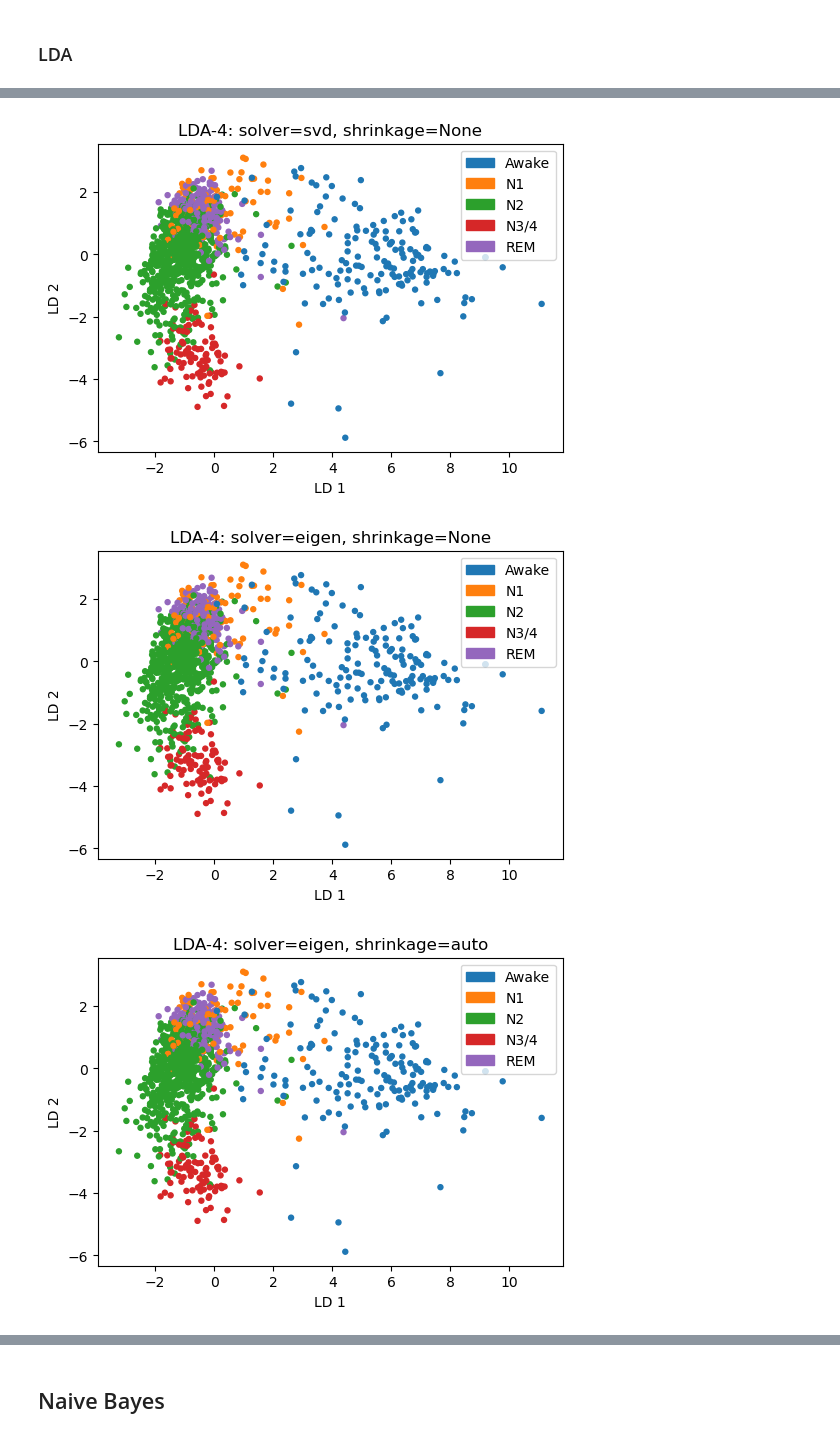
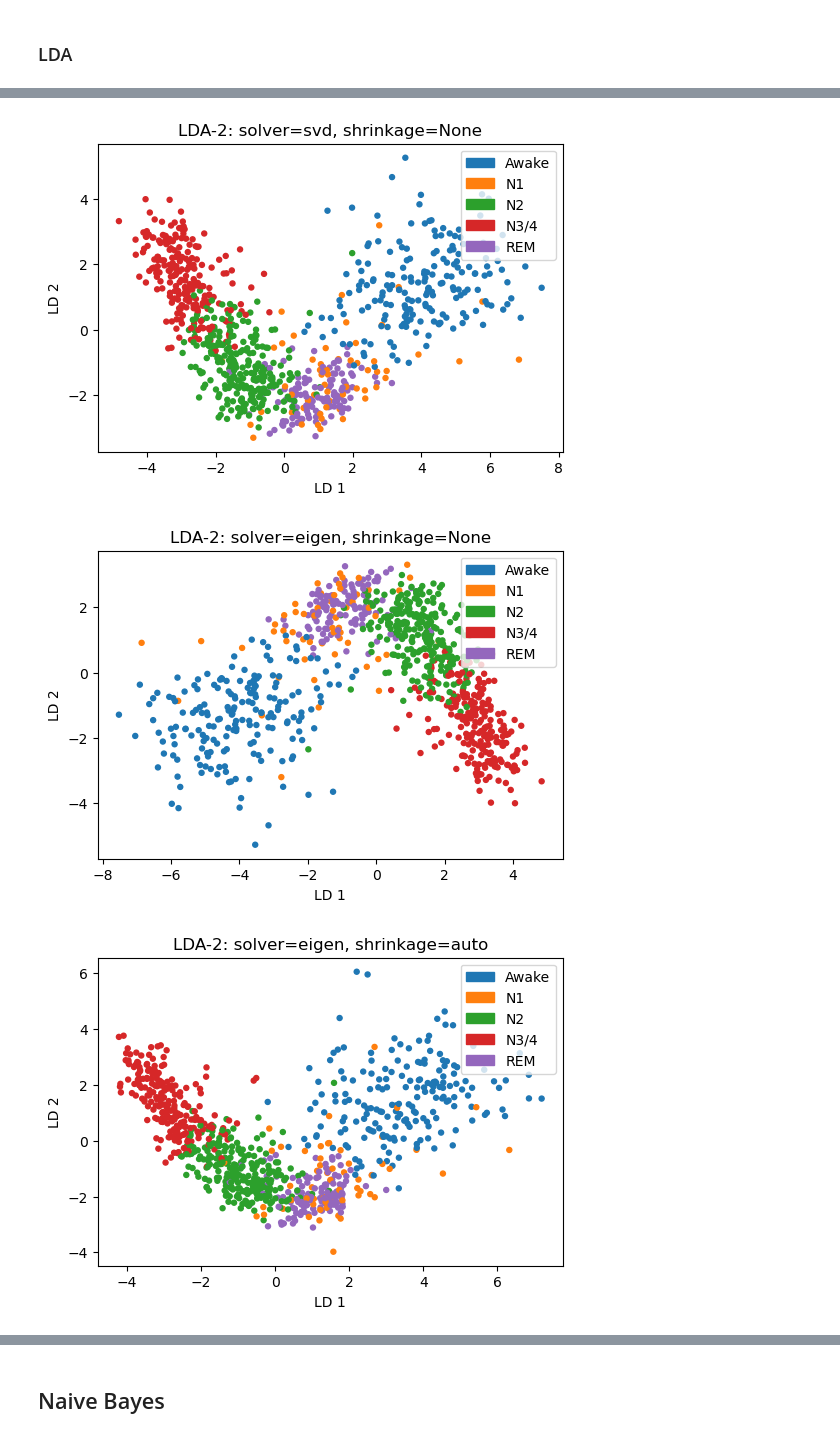
Before and after one commit to chivintar/sleep-classification, a Jupyter notebook: v1.ipynb, the cells around one changed output, grey strips where cells are left out. Saved outputs shown, nothing was run; the diff lists cells and outputs as text; code cells hidden in the pictures.

```diff
--- a/v1.ipynb
+++ b/v1.ipynb
@@ -319,9 +331,8 @@ Environment ready.
 # Data Loading
 # %%
 # Loading the PSG file
-psg_file = 'data/SC4012E0-PSG.edf'
-hypnogram_file = 'data/SC4012EC-Hypnogram.edf'
-# raw = mne.io.read_raw_edf(psg_file, preload=True, stim_channel=None, exclude=(), verbose='debug')
+psg_file = 'data/SC4001E0-PSG.edf'
+hypnogram_file = 'data/SC4001EC-Hypnogram.edf'
 
 raw, annotations = load_prepare_psg_hypno_file(psg_file, hypnogram_file)
 # %% [output]
@@ -636,27 +651,27 @@ X_lda4 = lda4.fit_transform(X_scaled, y)
 # %%
-# lda - 4 for eigen solver and shrinkage visualixation
+# lda - 2 for eigen solver and shrinkage visualixation
 solvers = ['svd', 'eigen']
 shrinkages = [None,'auto', 0.9, 0.1]
 
 for solver in solvers:
     for shrink in shrinkages:
         if solver == 'svd' and shrink != None:
             continue  # shrinkage not supported for svd
-        # lda4 = LDA(n_components=4, solver=solver, shrinkage=shrink if solver != 'svd' else None)
-        # X_lda4 = lda4.fit_transform(X_scaled, y)
+        lda2 = LDA(n_components=2, solver=solver, shrinkage=shrink if solver != 'svd' else None)
+        X_lda2 = lda2.fit_transform(X_scaled, y)
 
         plt.figure(figsize=(6,4))
-        sc = plt.scatter(X_lda4[:, 0], X_lda4[:, 1], c=y, cmap=cmap, s=13)
+        sc = plt.scatter(X_lda2[:, 0], X_lda2[:, 1], c=y, cmap=cmap, s=13)
         plt.xlabel('LD 1')
         plt.ylabel('LD 2')
-        plt.title(f'LDA-4: solver={solver}, shrinkage={shrink}')
+        plt.title(f'LDA-2: solver={solver}, shrinkage={shrink}')
         plt.legend(handles=patches,  loc='upper right')
 
 
-        filename = f'LDA-4-{solver}-shrink-{shrink}.png'.replace(' ', '')
+        filename = f'LDA-2-{solver}-shrink-{shrink}.png'.replace(' ', '')
         saveplot(filename)
         plt.show()
 # %% [output]
-[figure, old version]
+[figure, new version]
-[figure, old version]
+[figure, new version]
-[figure, old version]
+[figure, new version]
```
Also changed, not shown: parts of 37 cells of this notebook.
